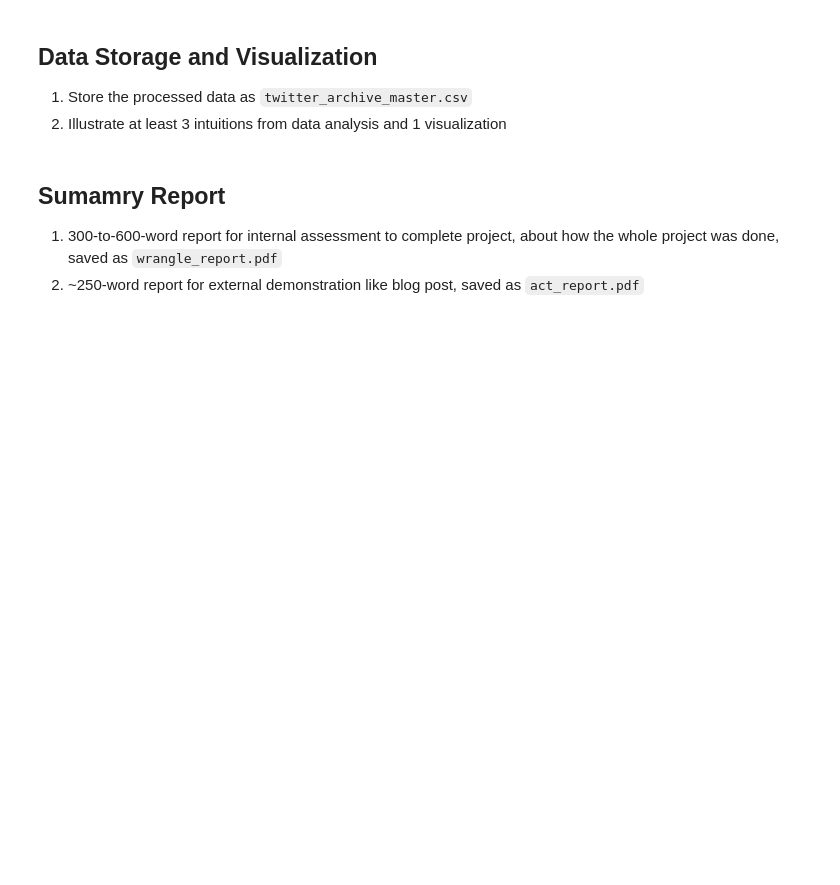
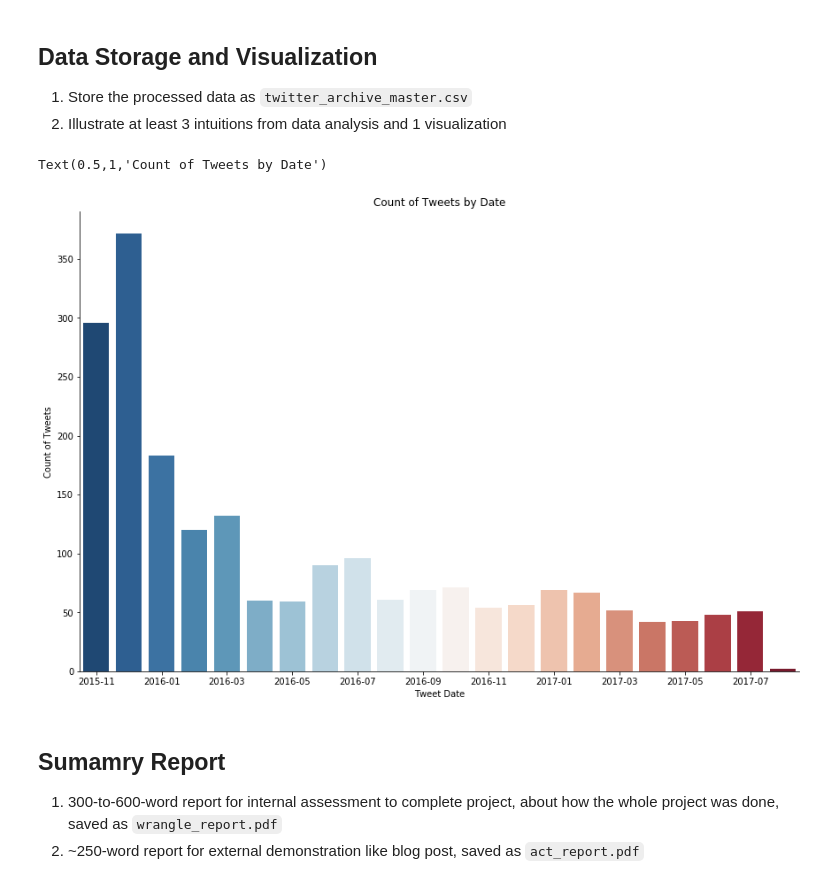
Before and after one commit to YestinYang/Learning-Path, a Jupyter notebook: Projects/WeRateDogs/wrangle_act.ipynb, the cells around one changed output. Drawn from its saved outputs; the diff is of its cells as text; code cells hidden in the pictures; blank space fills up the shorter version.

Commit message:
feat: Complete visualization 1

```diff
--- a/Projects/WeRateDogs/wrangle_act.ipynb
+++ b/Projects/WeRateDogs/wrangle_act.ipynb
@@ -201,7 +182,7 @@ puppo                          object
 dtype: object
 # %%
 ##### Check the max number of items in expanded_urls #####
-urls_split = twitter_archive_enhanced_clean.expanded_urls.str.strip().str.split(',')
+urls_split = twitter_archive_enhanced.expanded_urls.str.strip().str.split(',')
 
 url_count = 1
 missing_cell = []
@@ -236,11 +217,6 @@ Max number of items in a cell is 8
 ## Data Cleaning
 
 Accomplish at least 8 quality issues and 2 tidiness issues.
-# %%
-##### Dummy read from file #####
-twitter_archive_enhanced = pd.read_csv('twitter-archive-enhanced.csv')
-image_predictions = pd.read_csv('image-predictions.tsv', index_col=0)
-tweet_json = pd.read_csv('tweet_json.csv', index_col=0)
 # %%
 ##### Copy original data to be cleaned ######
 twitter_archive_enhanced_clean = twitter_archive_enhanced.copy()
@@ -766,3 +742,23 @@ print (start_lower)
 
 1. Store the processed data as `twitter_archive_master.csv`
 2. Illustrate at least 3 intuitions from data analysis and 1 visualization
+# %%
+##### Store the processed master table #####
+twitter_archive_enhanced_clean.to_csv('twitter_archive_master.csv')
+twitter_archive_master = twitter_archive_enhanced_clean.copy()
+# %%
+date_timestamp = pd.DataFrame(twitter_archive_master.timestamp.apply(lambda x: x.strftime('%Y-%m')))
+# %%
+##### Visualization #####
+### Distribution of the number of tweets by time ###
+date = np.sort(twitter_archive_master.timestamp.apply(lambda x: x.strftime('%Y-%m')).unique())
+
+g = sns.factorplot(x='timestamp', data=date_timestamp, kind="count",
+                   palette="RdBu_r", size=8, aspect=1.5, order=date)
+g.set_xticklabels(step=2)
+g.set_xlabels(label='Tweet Date')
+g.set_ylabels(label='Count of Tweets')
+plt.title('Count of Tweets by Date')
+# %% [output]
+Text(0.5,1,'Count of Tweets by Date')
+[figure, added]
```
Also changed, not shown: parts of 7 cells of this notebook.
